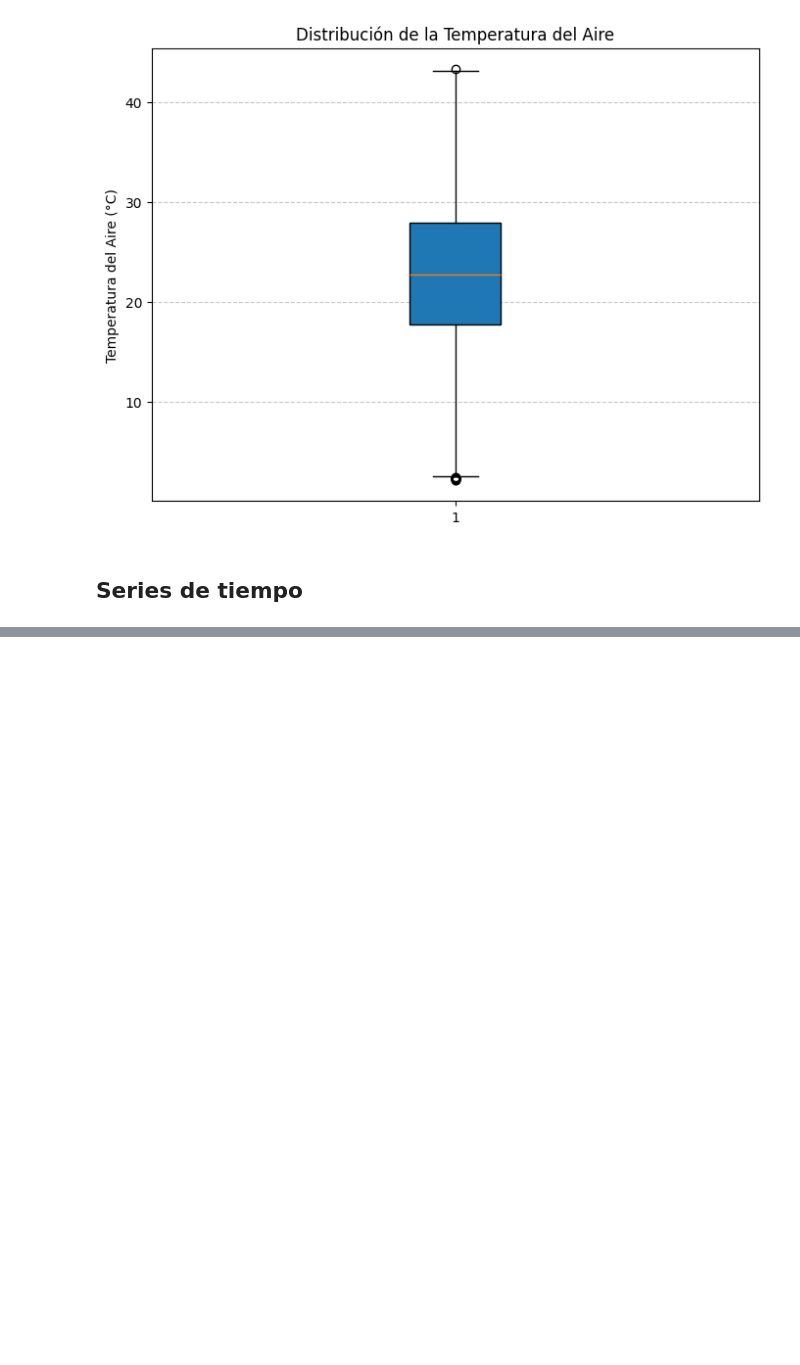
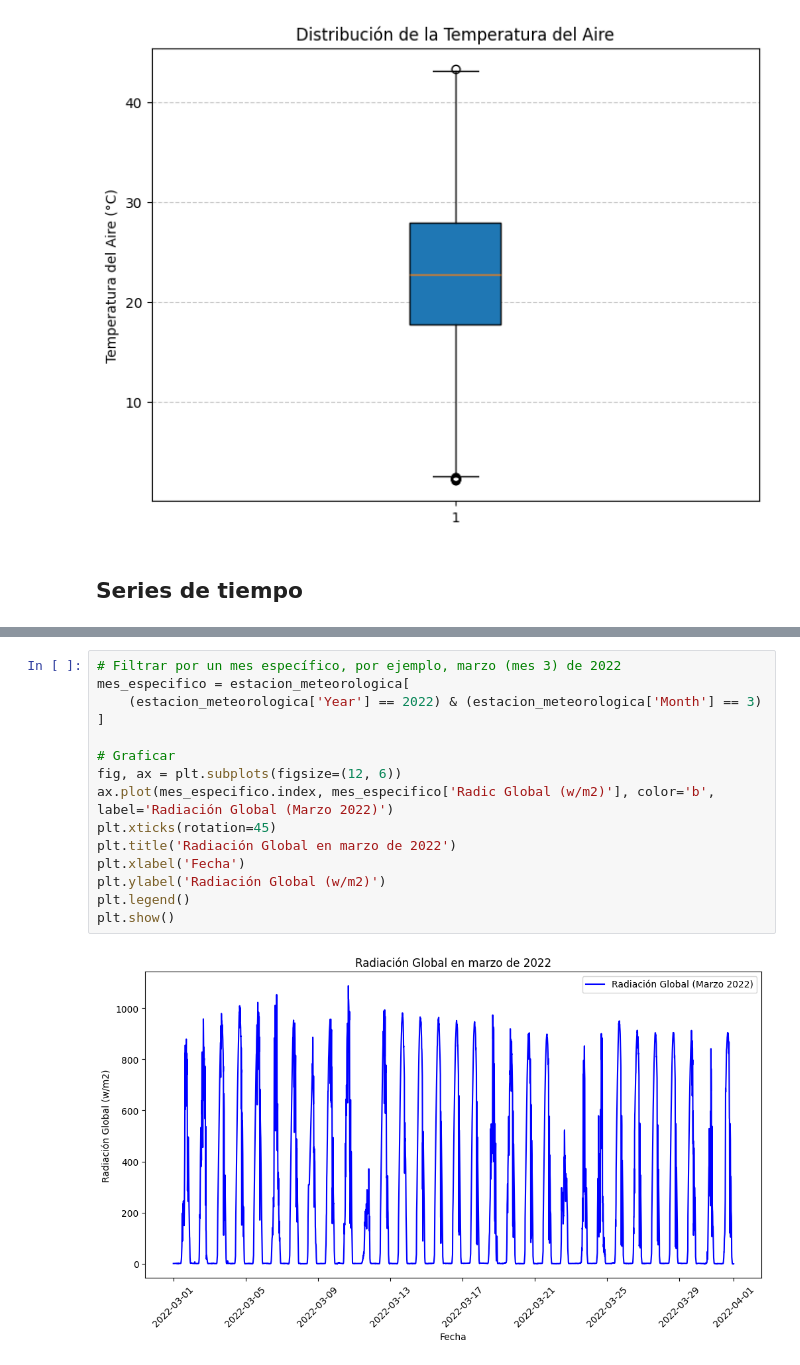
Before and after one commit to aldodds/DS_Python_WeatherStation, a Jupyter notebook: EstacionMeteorologica.ipynb, the cells around one changed output, grey strips where cells are left out. Cells and saved outputs as stored; diff of their text form; blank space fills up the shorter version.

```diff
--- a/EstacionMeteorologica.ipynb
+++ b/EstacionMeteorologica.ipynb
@@ -768,0 +794,17 @@ Se usa `.index`
+# %%
+# Filtrar por un mes específico, por ejemplo, marzo (mes 3) de 2022
+mes_especifico = estacion_meteorologica[
+    (estacion_meteorologica['Year'] == 2022) & (estacion_meteorologica['Month'] == 3)
+]
+
+# Graficar
+fig, ax = plt.subplots(figsize=(12, 6))
+ax.plot(mes_especifico.index, mes_especifico['Radic Global (w/m2)'], color='b', label='Radiación Global (Marzo 2022)')
+plt.xticks(rotation=45)
+plt.title('Radiación Global en marzo de 2022')
+plt.xlabel('Fecha')
+plt.ylabel('Radiación Global (w/m2)')
+plt.legend()
+plt.show()
+# %% [output]
+[figure, added]
```
Also changed, not shown: parts of 8 cells of this notebook.
